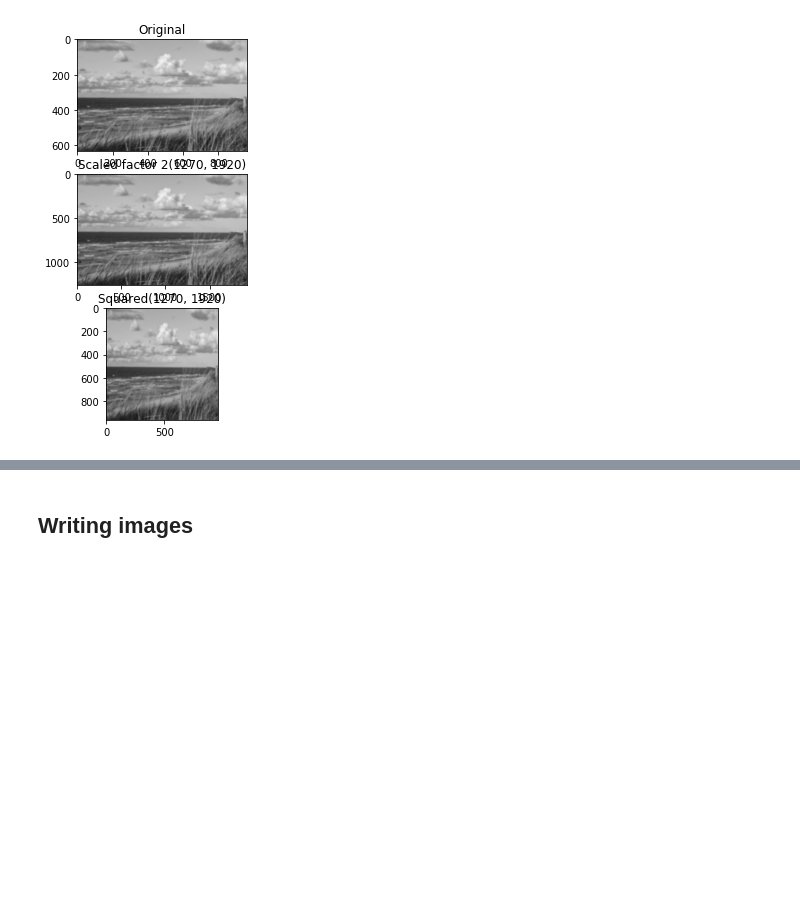
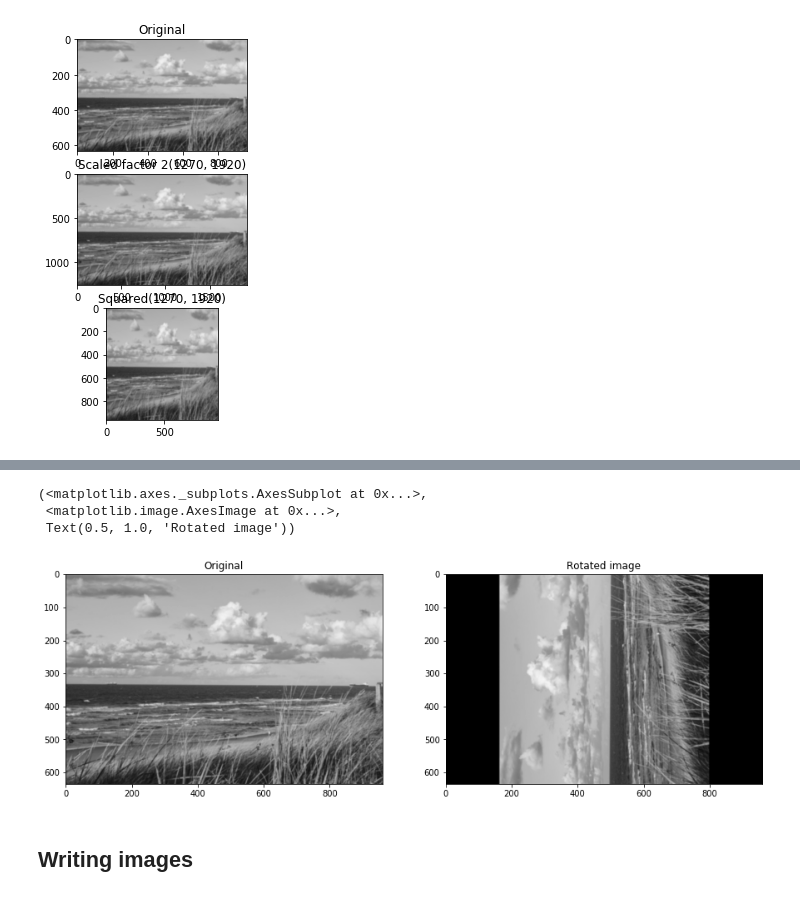
Before and after one commit to djlisashi/opencv-snippets, a Jupyter notebook: OpenCV code snippets.ipynb, the cells around one changed output, grey strips where cells are left out. Drawn from its saved outputs; the diff is of its cells as text; code cells hidden in the pictures; blank space fills up the shorter version.

Commit message:
feat: add image rotation

```diff
--- a/OpenCV code snippets.ipynb
+++ b/OpenCV code snippets.ipynb
@@ -56,3 +63,19 @@ plt.show()
+# %%
+rows,cols = img_gray.shape
+center = ((cols-1)//2,(rows-1)//2)
+angle = 90
+scale = 1
+rot_M = retval	=	cv.getRotationMatrix2D(center, angle, scale)
+# %%
+img_rot = dst = cv.warpAffine(img_gray,rot_M,(cols, rows))
+# %%
+plt.subplot(121),plt.imshow(img_gray, cmap = 'gray', interpolation = 'bicubic'),plt.title('Original')
+plt.subplot(122),plt.imshow(img_rot, cmap = 'gray', interpolation = 'bicubic'), plt.title('Rotated image')
+# %% [output]
+(<matplotlib.axes._subplots.AxesSubplot at 0x...>,
+ <matplotlib.image.AxesImage at 0x...>,
+ Text(0.5, 1.0, 'Rotated image'))
+[figure, added]
 # %% [markdown]
 ## Writing images
 # %%
```
Also changed, not shown: parts of 1 cell of this notebook.
